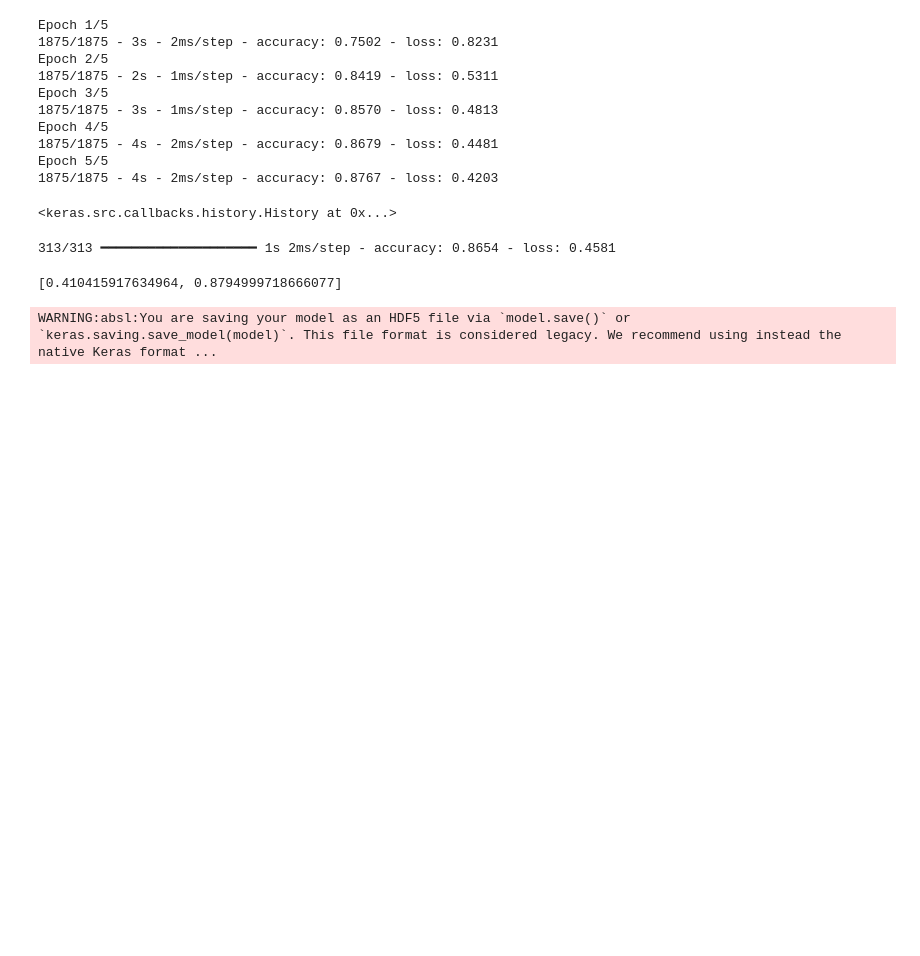
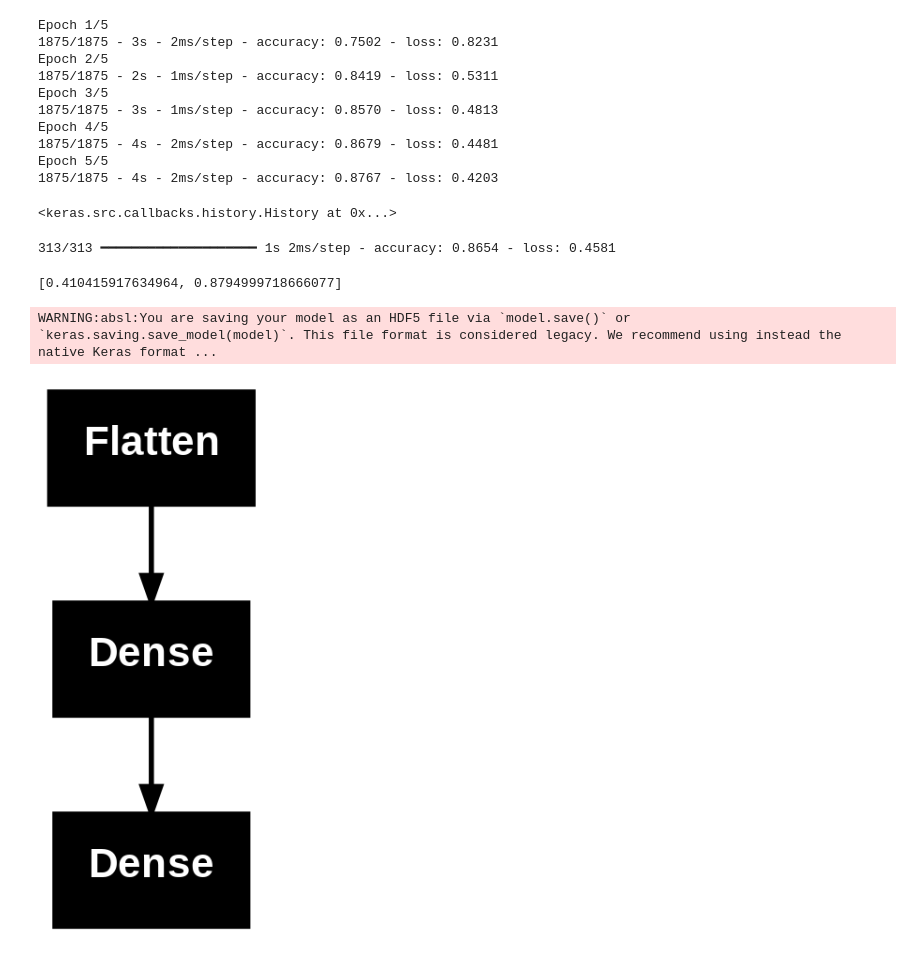
Before and after one commit to kashish0kanojia/generativeAI, a Jupyter notebook: basicModel.ipynb, the cells around one changed output. Cells and saved outputs as stored; diff of their text form; code cells hidden in the pictures; blank space fills up the shorter version.

Commit message:
adding prediction and model plot

```diff
--- a/basicModel.ipynb
+++ b/basicModel.ipynb
@@ -76,0 +82,6 @@ WARNING:absl:You are saving your model as an HDF5 file via `model.save()` or `ke
+# %%
+from keras.utils import plot_model
+
+plot_model(model)
+# %% [output]
+[figure, added]
```
Also changed, not shown: parts of 4 cells of this notebook, 1 other file.
